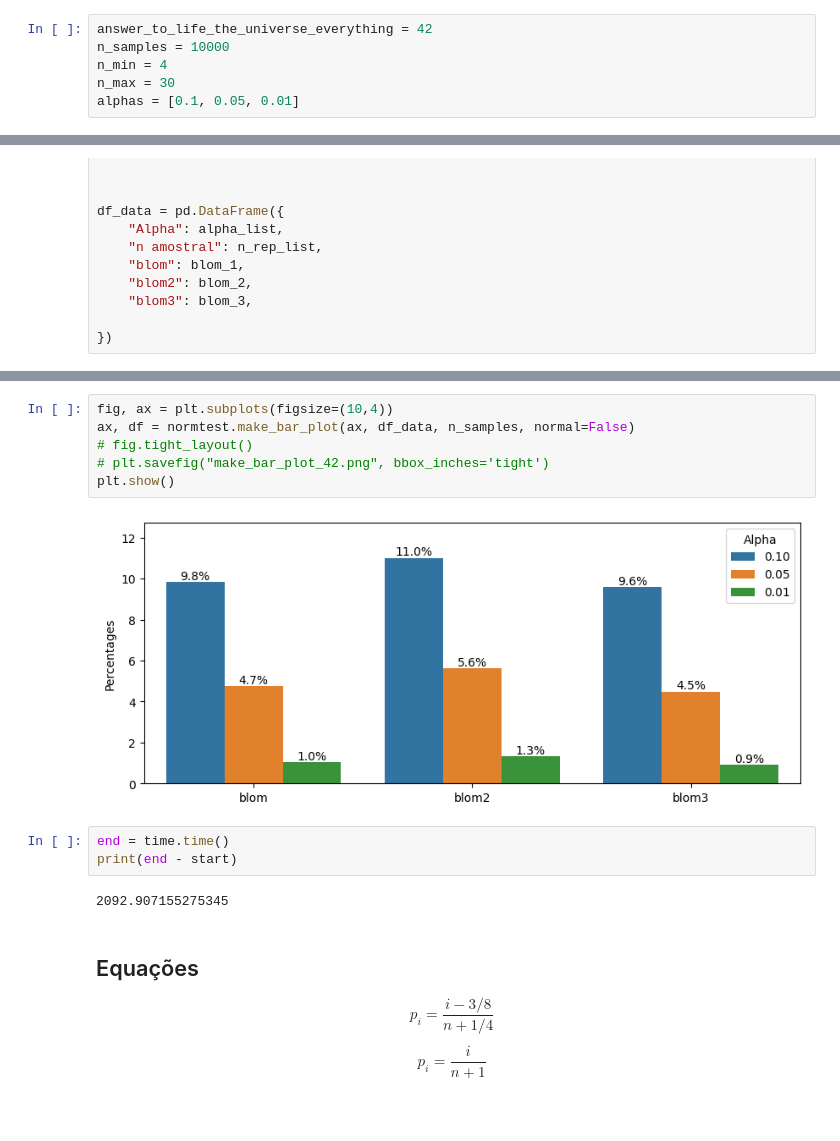
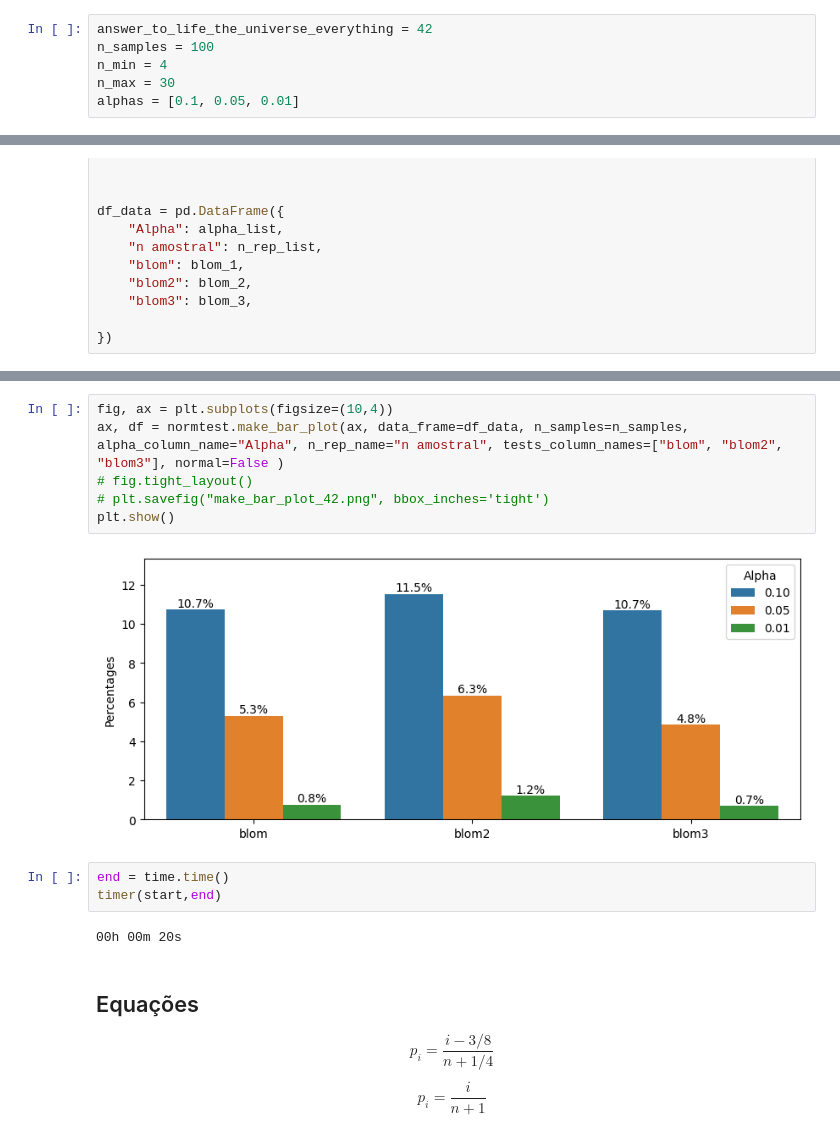
Before and after one commit to andersonmdcanteli/normtest, a Jupyter notebook: notebooks/ryan-joiner.ipynb, the cells around one changed output, grey strips where cells are left out. Cells and saved outputs as stored; diff of their text form.

Commit message:
Changed df to data_frame param

```diff
--- a/notebooks/ryan-joiner.ipynb
+++ b/notebooks/ryan-joiner.ipynb
@@ -60,7 +62,7 @@ plt.show()
 import time
 # %%
 answer_to_life_the_universe_everything = 42
-n_samples = 10000
+n_samples = 100
 n_min = 4
 n_max = 30
 alphas = [0.1, 0.05, 0.01]
@@ -151,17 +153,17 @@ plt.show()
 [figure]
 # %%
 fig, ax = plt.subplots(figsize=(10,4))
-ax, df = normtest.make_bar_plot(ax, df_data, n_samples, normal=False)
+ax, df = normtest.make_bar_plot(ax, data_frame=df_data, n_samples=n_samples, alpha_column_name="Alpha", n_rep_name="n amostral", tests_column_names=["blom", "blom2", "blom3"], normal=False )
 # fig.tight_layout()
 # plt.savefig("make_bar_plot_42.png", bbox_inches='tight')
 plt.show()
 # %% [output]
-[figure, old version]
+[figure, new version]
 # %%
 end = time.time()
-print(end - start)
+timer(start,end)
 # %% [output]
-2092.907155275345
+00h 00m 20s
 # %% [markdown]
 ## Equações
 
```
Also changed, not shown: parts of 5 cells of this notebook, 1 other file.
